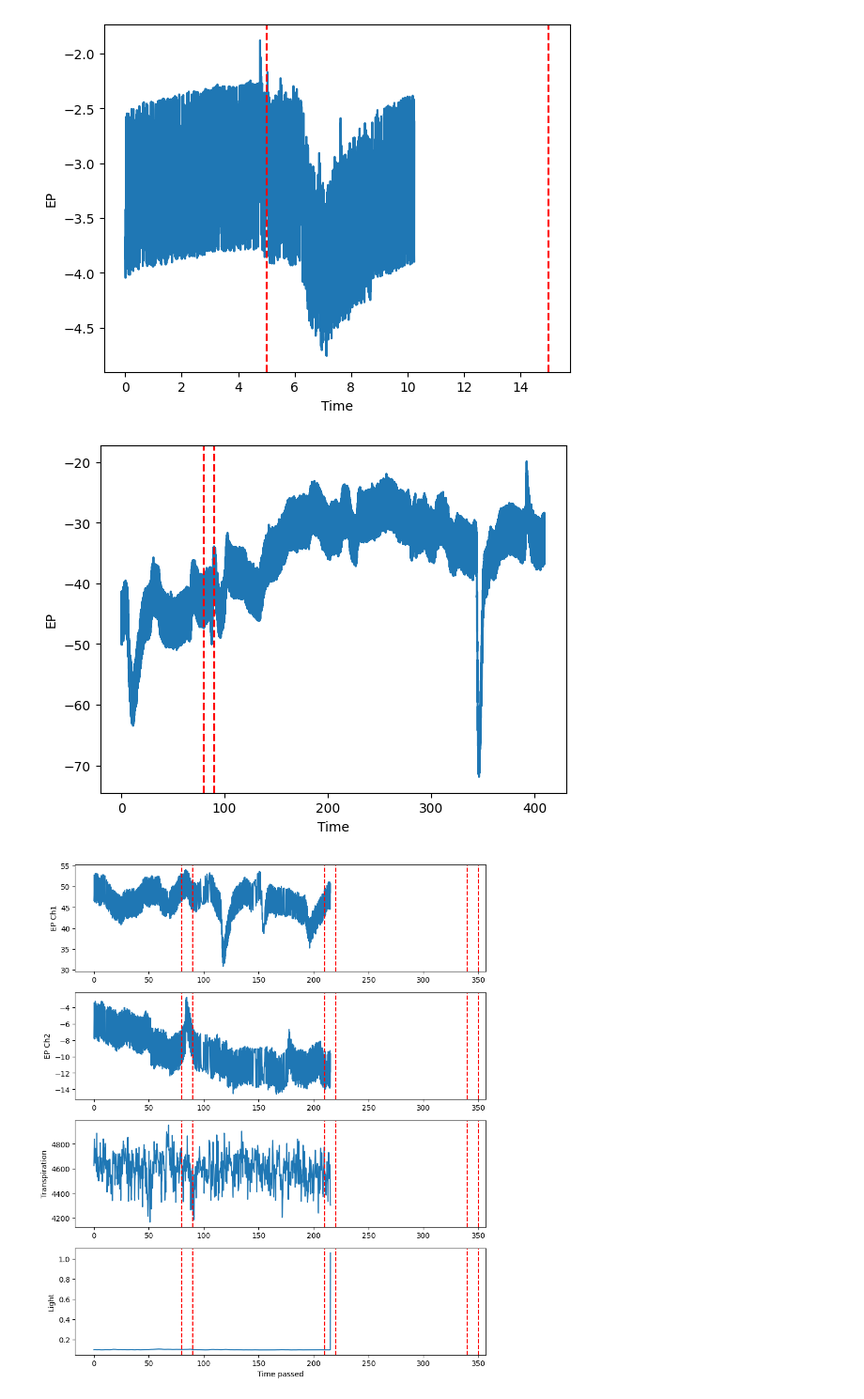
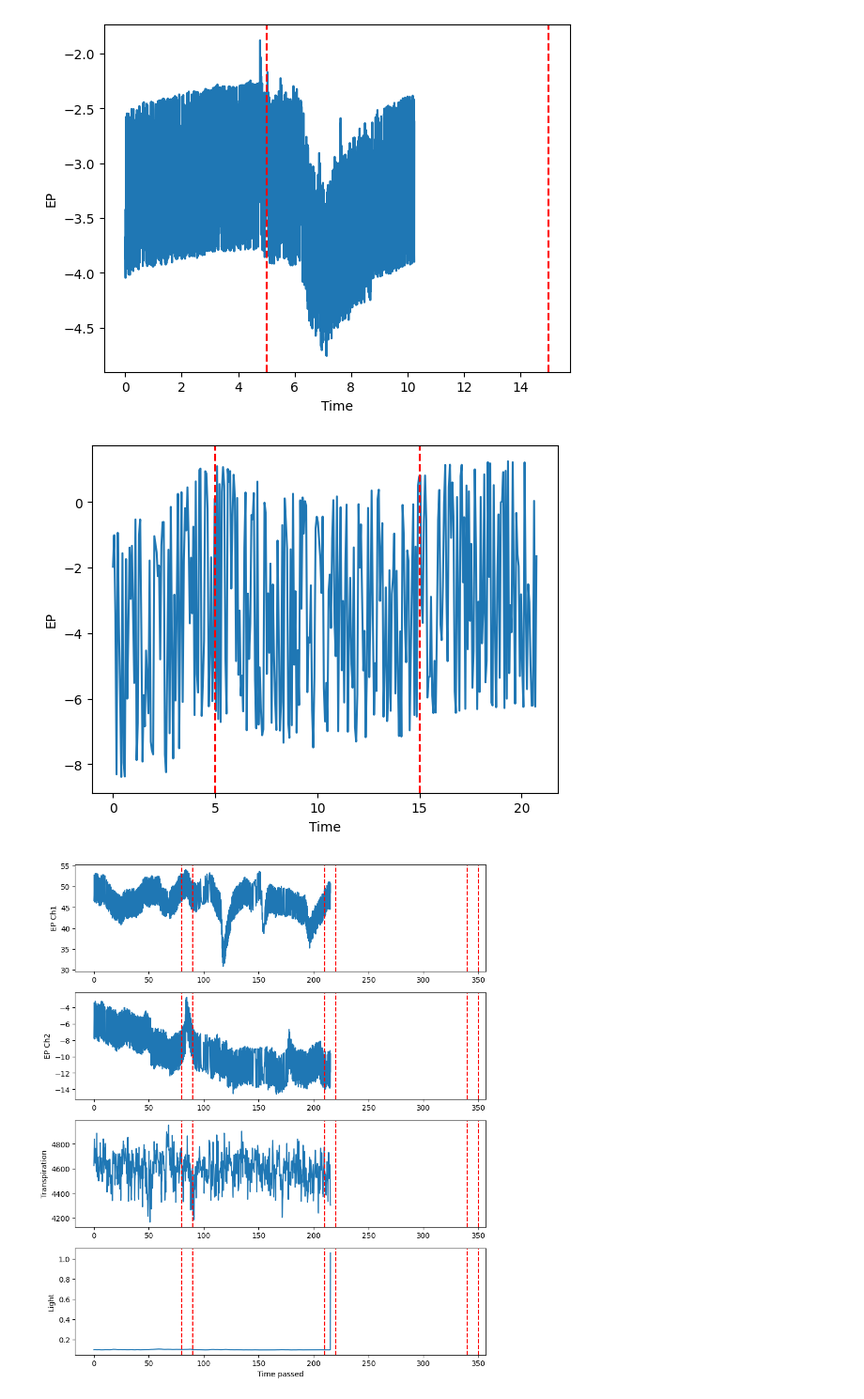
Before and after one commit to sebastianmai/Bachelor-Pr, a Jupyter notebook: Results/test_vis.ipynb, the cells around one changed output. Shown: that part at 94% size. Cells and saved outputs as stored; diff of their text form; code cells hidden in the pictures.

```diff
--- a/Results/test_vis.ipynb
+++ b/Results/test_vis.ipynb
@@ -78,35 +78,35 @@ plt.show()
 # %%
 import pandas as pd
 import matplotlib.pyplot as plt
 from sklearn.preprocessing import MinMaxScaler
 import matplotlib.dates as mdates
 
-data = pd.read_csv('/home/basti/DATEN/Universität/Bachelor/Projekt/Bachelor-Pr/Results/CSV/Final/HEAT2/Measurements/P9/P9_2024-03-10 12:00:00:002.csv')
+data = pd.read_csv('/home/basti/DATEN/Universität/Bachelor/Projekt/Bachelor-Pr/Results/Final/Control_test_wind/Measurements/P9/P9_2024-03-14 13:45:26:255.csv')
 
 datetime_format = '%Y-%m-%d %H:%M:%S:%f'
 data['timestamp'] = pd.to_datetime(data['timestamp'], format=datetime_format)
 start_time = data['timestamp'].min()
 data['time_passed'] = (data['timestamp'] - start_time).dt.total_seconds() / 60.0
 sampled = data.iloc[::1000, :]
 
 '''
 scaler = MinMaxScaler()
 data_preprocessed = pd.DataFrame(scaler.fit_transform(data.iloc[:, 1:]), columns=data.columns[1:])
 data_preprocessed.insert(0, 'timestamp', data['timestamp'])
 sampled_data = data_preprocessed.iloc[::1, :]
 '''
 
 
 #plt.plot(sampled_data["timestamp"], sampled_data["differential_potential"])
 plt.plot(sampled["time_passed"], sampled["differential_potential"])
-plt.axvline(x=80, color='r', linestyle='--')
-plt.axvline(x=90, color='r', linestyle='--')
+plt.axvline(x=5, color='r', linestyle='--')
+plt.axvline(x=15, color='r', linestyle='--')
 
 plt.xlabel("Time")
 plt.ylabel("EP")
 plt.show()
 # %% [output]
-[figure, old version]
+[figure, new version]
 # %%
 import pandas as pd
 import matplotlib.pyplot as plt
```
Also changed, not shown: parts of 1 cell of this notebook, 5 other files.
